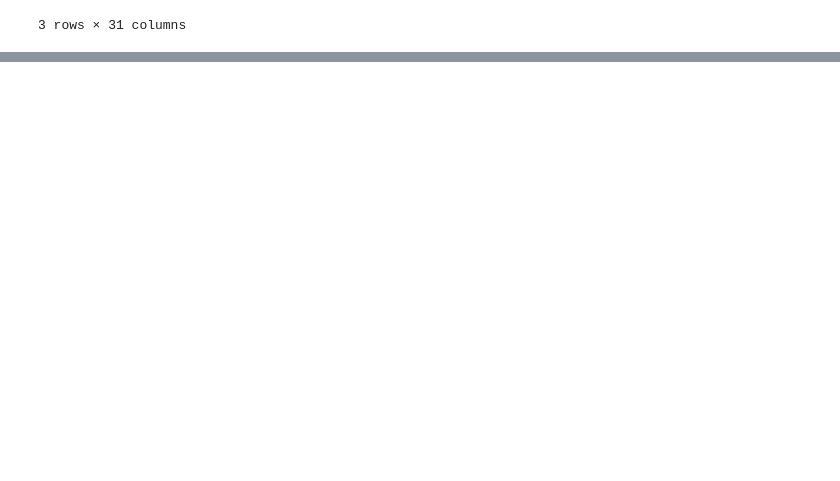
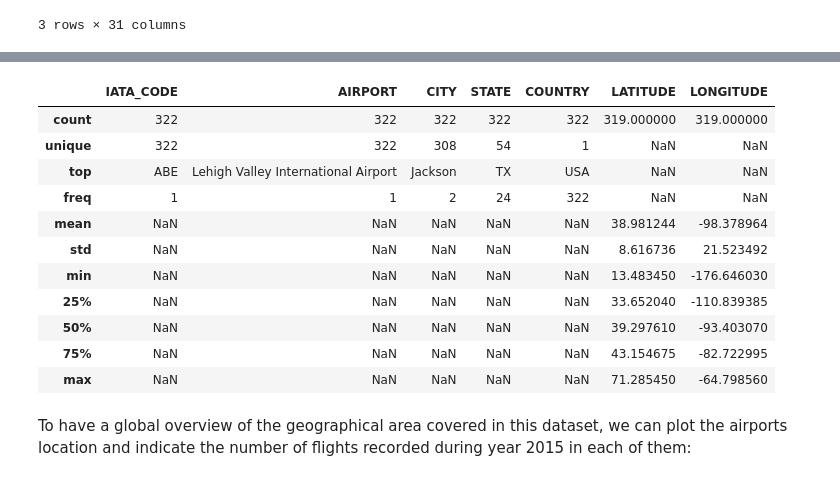
Before and after one commit to arvind-maurya/IIML_Group_Project, a Jupyter notebook: Predicting_flight_delays.ipynb, the cells around one changed output, grey strips where cells are left out. Drawn from its saved outputs; the diff is of its cells as text; code cells hidden in the pictures; blank space fills up the shorter version.

```diff
--- a/Predicting_flight_delays.ipynb
+++ b/Predicting_flight_delays.ipynb
@@ -113,0 +131,19 @@ tab_info
+# %%
+airports_df = pd.read_csv("/content/drive/MyDrive/flight_dataset/airports.csv")
+# %%
+airports_df.describe(include='all')
+# %% [output]
+|  | IATA_CODE | AIRPORT | CITY | STATE | COUNTRY | LATITUDE | LONGITUDE |
+| count | 322 | 322 | 322 | 322 | 322 | 319.000000 | 319.000000 |
+| unique | 322 | 322 | 308 | 54 | 1 | NaN | NaN |
+| top | ABE | Lehigh Valley International Airport | Jackson | TX | USA | NaN | NaN |
+| freq | 1 | 1 | 2 | 24 | 322 | NaN | NaN |
+| mean | NaN | NaN | NaN | NaN | NaN | 38.981244 | -98.378964 |
+| std | NaN | NaN | NaN | NaN | NaN | 8.616736 | 21.523492 |
+| min | NaN | NaN | NaN | NaN | NaN | 13.483450 | -176.646030 |
+| 25% | NaN | NaN | NaN | NaN | NaN | 33.652040 | -110.839385 |
+| 50% | NaN | NaN | NaN | NaN | NaN | 39.297610 | -93.403070 |
+| 75% | NaN | NaN | NaN | NaN | NaN | 43.154675 | -82.722995 |
+| max | NaN | NaN | NaN | NaN | NaN | 71.285450 | -64.798560 |
+# %% [markdown]
+To have a global overview of the geographical area covered in this dataset, we can plot the airports location and indicate the number of flights recorded during year 2015 in each of them:
```
Also changed, not shown: parts of 11 cells of this notebook.
